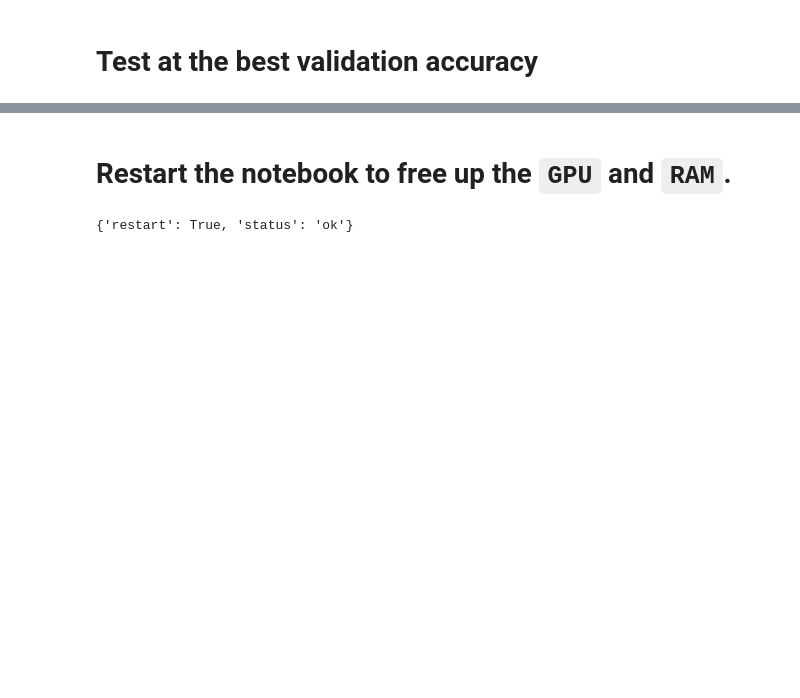
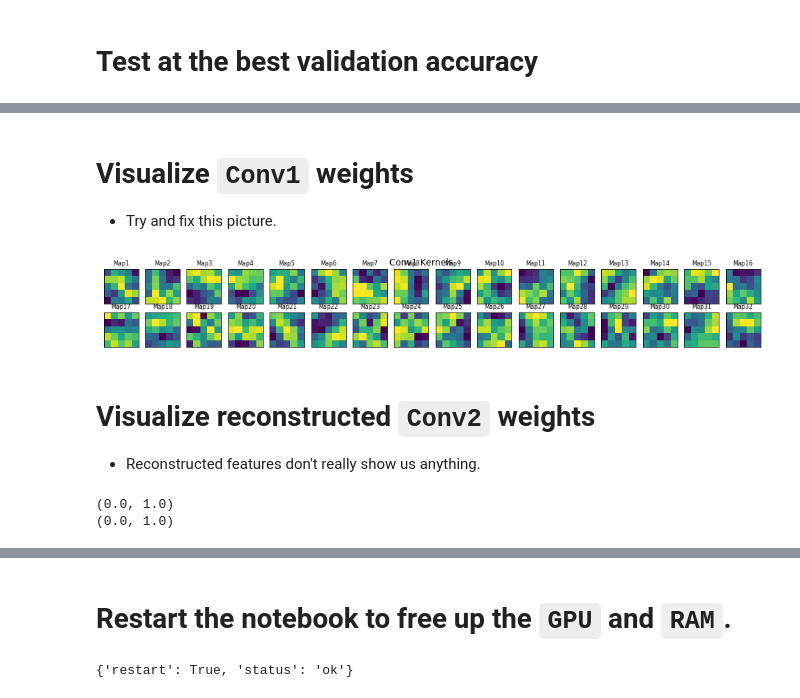
Before and after one commit to ruthvik92/ECE_697_Fall2020, a Jupyter notebook: train_cnn_using_numpy_arrays.ipynb, the cells around one changed output, grey strips where cells are left out. Cells and saved outputs as stored; diff of their text form; code cells hidden in the pictures; blank space fills up the shorter version.

```diff
--- a/train_cnn_using_numpy_arrays.ipynb
+++ b/train_cnn_using_numpy_arrays.ipynb
@@ -68,8 +68,8 @@ TF version:1.15.3, Keras version:2.2.4
 # %%
 filename = 'data/mnist.pkl.gz'
 filehandle = gzip.open(filename, 'rb')
-train_data, val_data, test_data = pickle.load(filehandle, encoding='latin1')
-#train_data, val_data, test_data = pickle.load(filehandle)
+#train_data, val_data, test_data = pickle.load(filehandle, encoding='latin1')
+train_data, val_data, test_data = pickle.load(filehandle)
 filehandle.close()
 train_x, train_y = train_data
 print('Train data shape:{} and labels shape:{}'.format(train_x.shape, train_y.shape))
@@ -235,0 +238,29 @@ model.evaluate(test_x, test_y, batch_size=len(test_x))
+# %%
+#Conv1
+conv1_kernels = model.layers[0].get_weights()[0]
+print('Shape of Conv1 kernels:{}'.format(conv1_kernels.shape))
+conv1_biases = model.layers[0].get_weights()[1]
+print('Shape of Conv1 biases:{}\n'.format(conv1_biases.shape))
+
+#Conv2
+# it's model.layers[2] instead of model.layers[1] because model.layers[1] is a pooling layer
+# and pooling layers have neither biases or weights
+
+conv2_kernels = model.layers[2].get_weights()[0]
+print('Shape of Conv2 kernels:{}'.format(conv2_kernels.shape))
+conv2_biases = model.layers[2].get_weights()[1]
+print('Shape of Conv2 biases:{}\n'.format(conv2_biases.shape))
+
+#First fully connected layer
+# it's  model.layers[5] because model.layers[3] is a pooling layer and model.layers[4] is a
+# flattening "layer"
+
+fcn1_weights = model.layers[5].get_weights()[0]
+print('Shape of first fully connected layer weights:{}'.format(fcn1_weights.shape))
+fcn1_biases = model.layers[5].get_weights()[1]
+print('Shape of first fully connected layer biases:{}\n'.format(fcn1_biases.shape))
+
+fcn2_weights = model.layers[6].get_weights()[0]
+print('Shape of second fully connected layer weights:{}'.format(fcn2_weights.shape))
+fcn2_biases = model.layers[6].get_weights()[1]
+print('Shape of second fully connected layer biases:{}\n'.format(fcn2_biases.shape))
@@ -235,0 +279,28 @@ model.evaluate(test_x, test_y, batch_size=len(test_x))
+# %% [markdown]
+# Visualize `Conv1` weights
+* Try and fix this picture.
+# %%
+fig, axes = plt.subplots(2, 16, figsize=(16,2), subplot_kw={'xticks': [], 'yticks': []})
+#fig.subplots_adjust(left=0.12, bottom=0.5, right=0.89, top=0.9, wspace=0.1, hspace=0.21)
+axes = axes.flatten()
+for i in range(len(axes)):
+    axes[i].imshow(conv1_kernels[:,:,0,i])
+    axes[i].set_title('Map'+str(i+1), fontsize=8)
+plt.suptitle('Conv1 Kernels')
+plt.show()
+# %% [output]
+[figure, added]
+# %% [markdown]
+# Visualize reconstructed `Conv2` weights
+* Reconstructed features don't really show us anything.
+# %%
+conv1_kernels = conv1_kernels - conv1_kernels.min()
+conv1_kernels /= conv1_kernels.max()
+print(conv1_kernels.min(), conv1_kernels.max())
+
+conv2_kernels = conv2_kernels - conv2_kernels.min()
+conv2_kernels /= conv2_kernels.max()
+print(conv2_kernels.min(), conv2_kernels.max())
+# %% [output]
+(0.0, 1.0)
+(0.0, 1.0)
```
Also changed, not shown: parts of 8 cells of this notebook, 2 other files.
